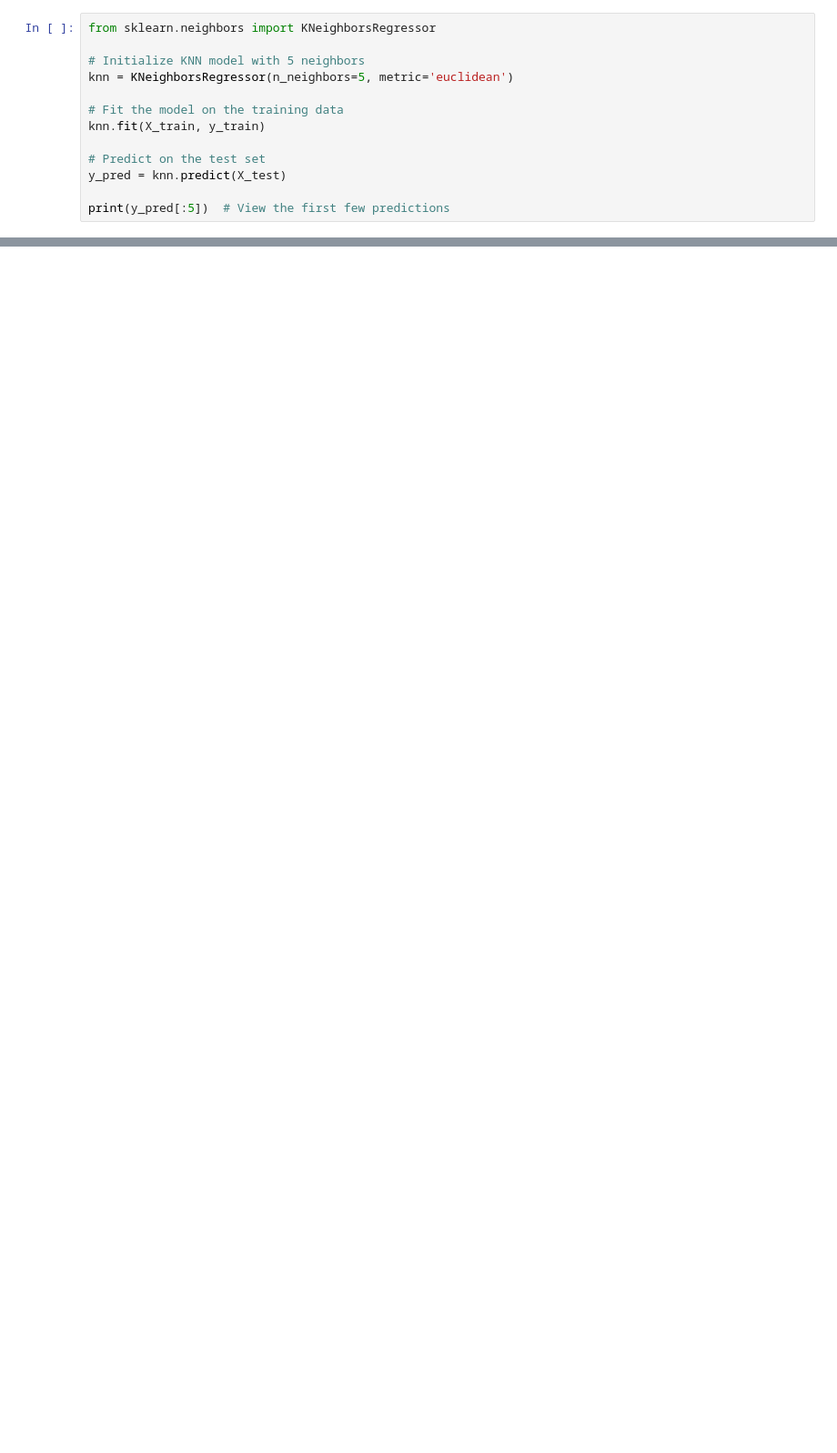
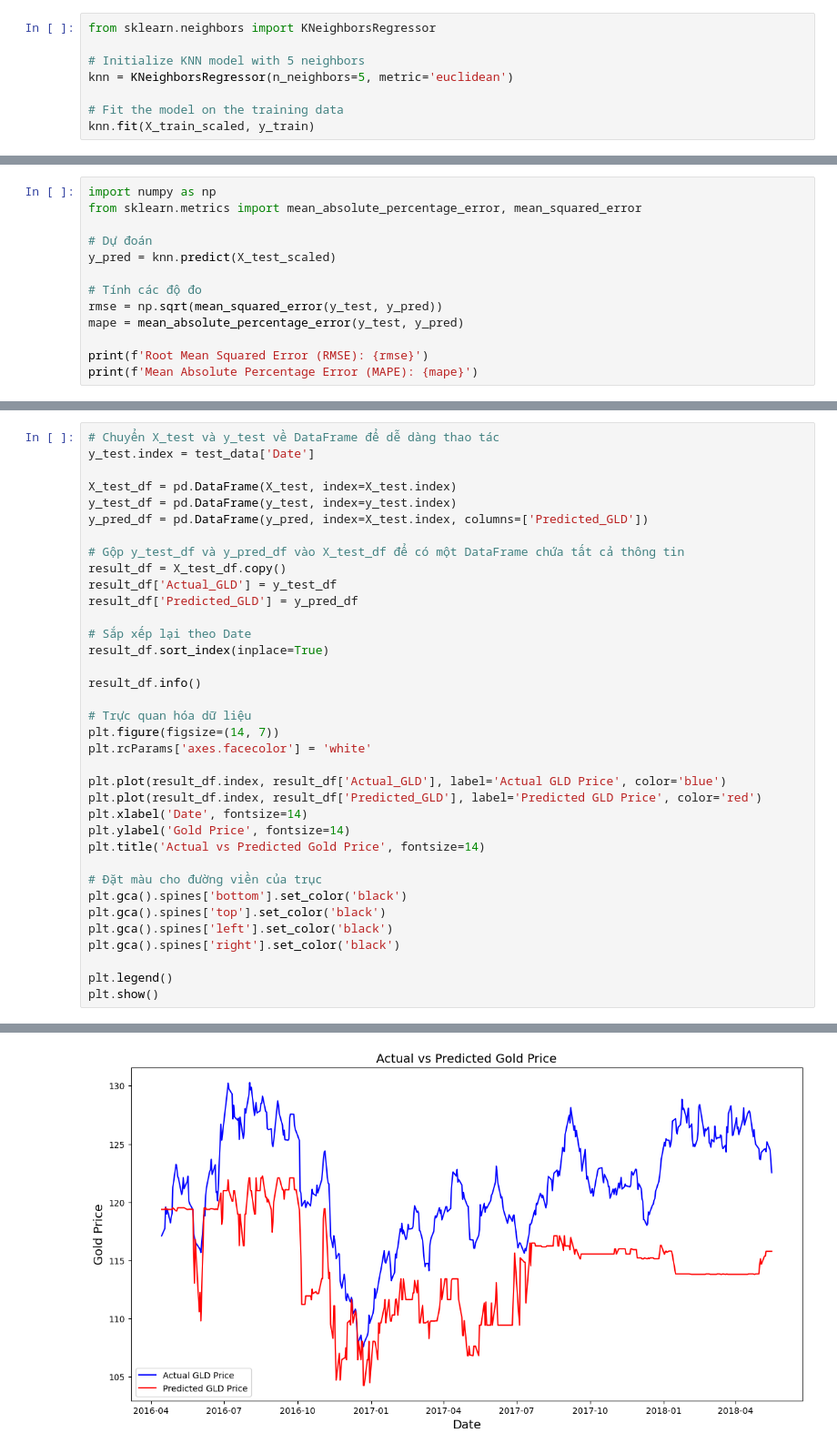
Before and after one commit to thanhpt1110/data-mining, a Jupyter notebook: KNN.ipynb, the cells around one changed output, grey strips where cells are left out. Shown at 91% size. Cells and saved outputs as stored; diff of their text form; blank space fills up the shorter version.

```diff
--- a/KNN.ipynb
+++ b/KNN.ipynb
@@ -66,10 +124,5 @@ from sklearn.neighbors import KNeighborsRegressor
 knn = KNeighborsRegressor(n_neighbors=5, metric='euclidean')
 
 # Fit the model on the training data
-knn.fit(X_train, y_train)
-
-# Predict on the test set
-y_pred = knn.predict(X_test)
-
-print(y_pred[:5])  # View the first few predictions
+knn.fit(X_train_scaled, y_train)
 # %% [output]
@@ -256,0 +132,13 @@ Best MAPE score: 8.51%
+# %%
+import numpy as np
+from sklearn.metrics import mean_absolute_percentage_error, mean_squared_error
+
+# Dự đoán
+y_pred = knn.predict(X_test_scaled)
+
+# Tính các độ đo
+rmse = np.sqrt(mean_squared_error(y_test, y_pred))
+mape = mean_absolute_percentage_error(y_test, y_pred)
+
+print(f'Root Mean Squared Error (RMSE): {rmse}')
+print(f'Mean Absolute Percentage Error (MAPE): {mape}')
@@ -256,0 +150,37 @@ Best MAPE score: 8.51%
+# %%
+# Chuyển X_test và y_test về DataFrame để dễ dàng thao tác
+y_test.index = test_data['Date']
+
+X_test_df = pd.DataFrame(X_test, index=X_test.index)
+y_test_df = pd.DataFrame(y_test, index=y_test.index)
+y_pred_df = pd.DataFrame(y_pred, index=X_test.index, columns=['Predicted_GLD'])
+
+# Gộp y_test_df và y_pred_df vào X_test_df để có một DataFrame chứa tất cả thông tin
+result_df = X_test_df.copy()
+result_df['Actual_GLD'] = y_test_df
+result_df['Predicted_GLD'] = y_pred_df
+
+# Sắp xếp lại theo Date
+result_df.sort_index(inplace=True)
+
+result_df.info()
+
+# Trực quan hóa dữ liệu
+plt.figure(figsize=(14, 7))
+plt.rcParams['axes.facecolor'] = 'white'
+
+plt.plot(result_df.index, result_df['Actual_GLD'], label='Actual GLD Price', color='blue')
+plt.plot(result_df.index, result_df['Predicted_GLD'], label='Predicted GLD Price', color='red')
+plt.xlabel('Date', fontsize=14)
+plt.ylabel('Gold Price', fontsize=14)
+plt.title('Actual vs Predicted Gold Price', fontsize=14)
+
+# Đặt màu cho đường viền của trục
+plt.gca().spines['bottom'].set_color('black')
+plt.gca().spines['top'].set_color('black')
+plt.gca().spines['left'].set_color('black')
+plt.gca().spines['right'].set_color('black')
+
+plt.legend()
+plt.show()
+# %% [output]
@@ -256,0 +200 @@ Best MAPE score: 8.51%
+[figure, added]
```
Also changed, not shown: parts of 34 cells of this notebook, 1 other file.
